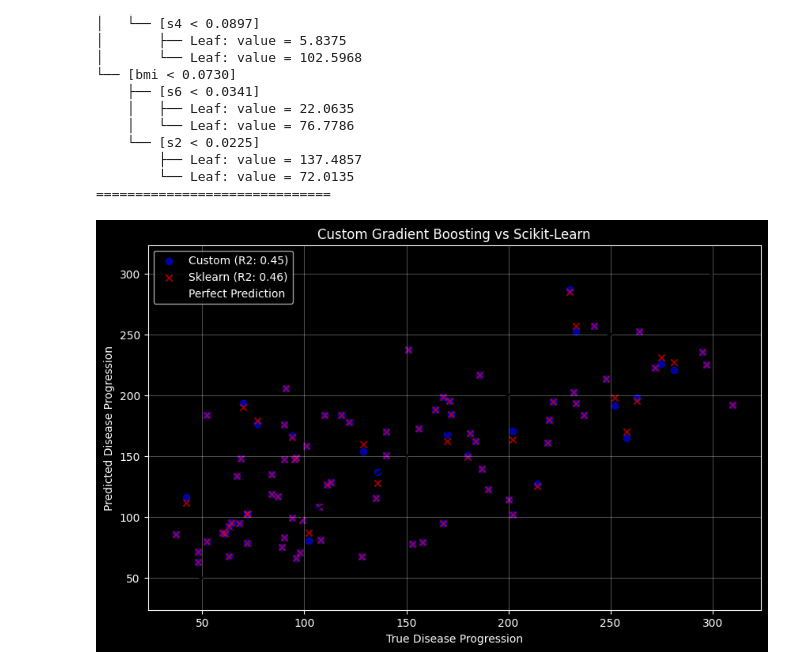
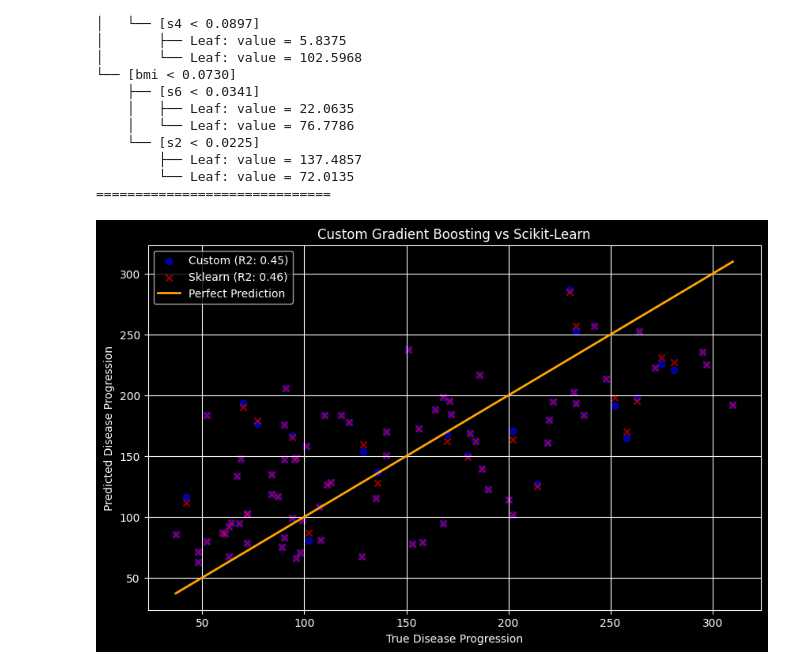
Before and after one commit to vDenight/ml-algorithms, a Jupyter notebook: trees/regression/gradient_boost_testing.ipynb, the cells around one changed output. Cells and saved outputs as stored; diff of their text form; code cells hidden in the pictures.

Commit message:
gboost testing notebook, color fix

```diff
--- a/trees/regression/gradient_boost_testing.ipynb
+++ b/trees/regression/gradient_boost_testing.ipynb
@@ -110,18 +110,18 @@ Regression Tree Structure:
 # %%
 plt.figure(figsize=(10, 6))
 
 # Plot True vs Predicted for both models
 plt.scatter(y_test, y_pred_custom, alpha=0.6, label=f"Custom (R2: {custom_r2:.2f})", color="blue")
 plt.scatter(y_test, y_pred_sklearn, alpha=0.6, label=f"Sklearn (R2: {sklearn_r2:.2f})", color="red", marker="x")
 
 # Plot the perfect prediction diagonal
-plt.plot([y_test.min(), y_test.max()], [y_test.min(), y_test.max()], 'k--', lw=2, label="Perfect Prediction")
+plt.plot([y_test.min(), y_test.max()], [y_test.min(), y_test.max()], lw=2, label="Perfect Prediction", color="orange")
 
 plt.xlabel("True Disease Progression")
 plt.ylabel("Predicted Disease Progression")
 plt.title("Custom Gradient Boosting vs Scikit-Learn")
 plt.legend()
-plt.grid(True, alpha=0.3)
+plt.grid(True)
 plt.show()
 # %% [output]
-[figure, old version]
+[figure, new version]
```
